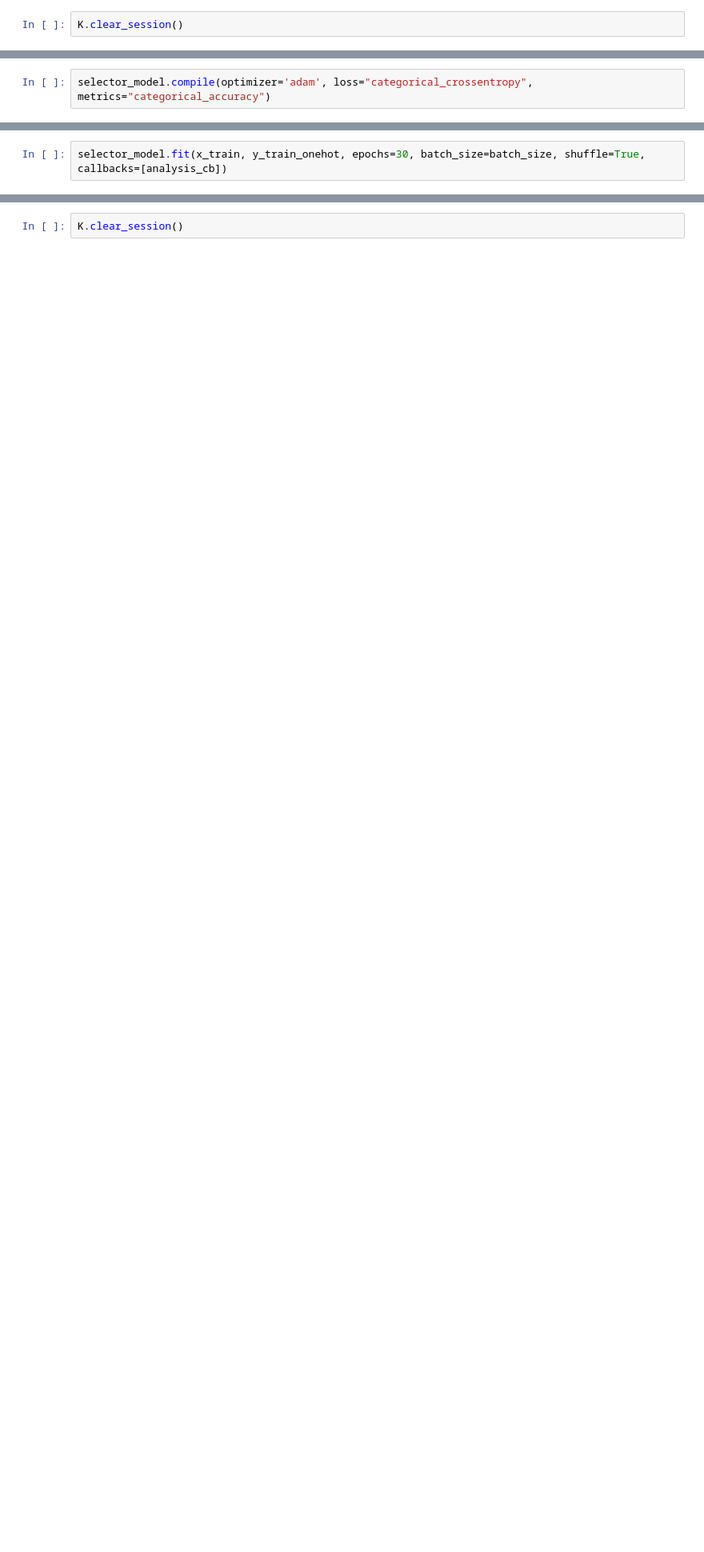
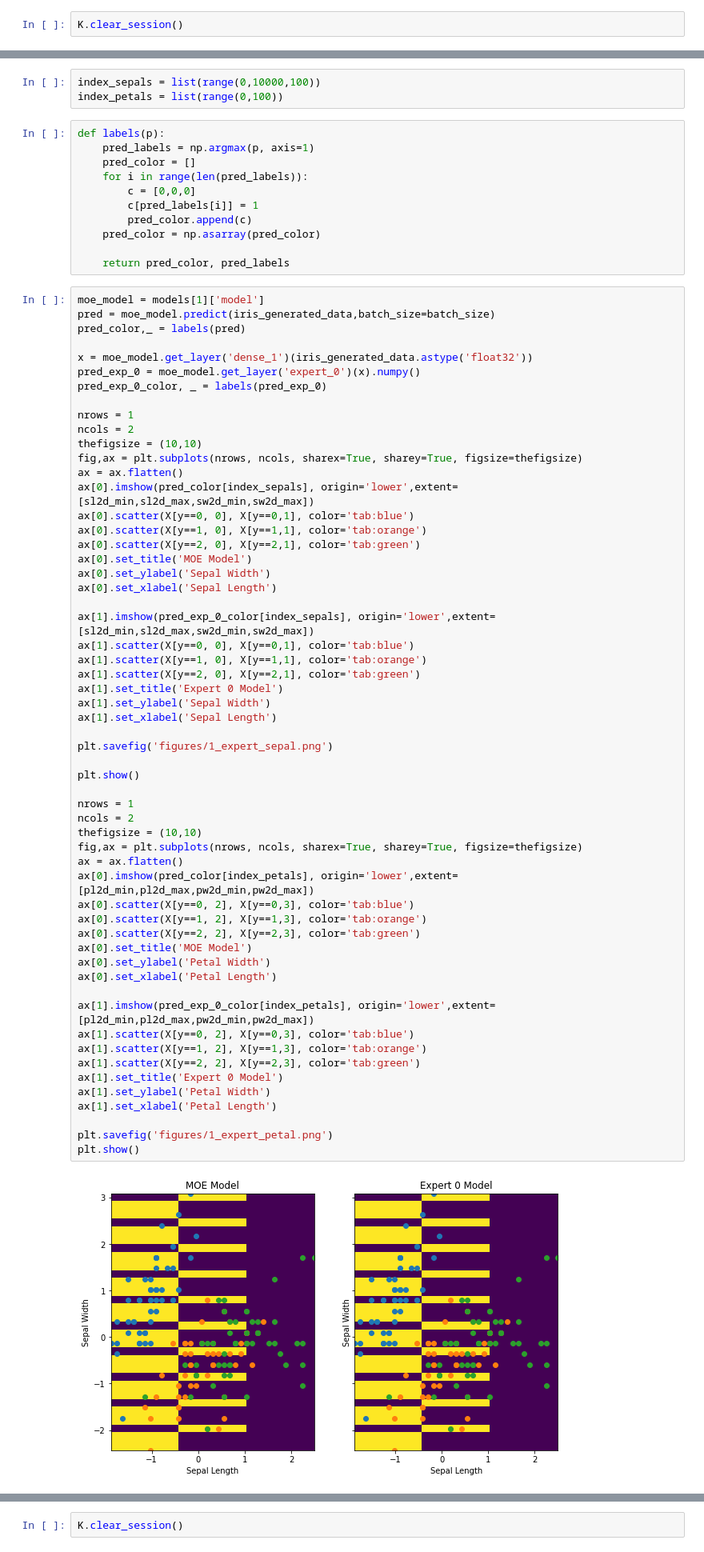
Before and after one commit to yamsgithub/modular_deep_learning, a Jupyter notebook: iris.ipynb, the cells around one changed output, grey strips where cells are left out. Shown: that part at 80% size. Drawn from its saved outputs; the diff is of its cells as text; blank space fills up the shorter version.

Commit message:
Added various plots

```diff
--- a/iris.ipynb
+++ b/iris.ipynb
@@ -390,2 +421,0 @@ ________________________________________________________________________________
-# %%
-selector_model.compile(optimizer='adam', loss="categorical_crossentropy", metrics="categorical_accuracy")
@@ -394,2 +421,0 @@ analysis_cb = AnalysisCallback(num_experts)
-# %%
-selector_model.fit(x_train, y_train_onehot, epochs=30, batch_size=batch_size, shuffle=True, callbacks=[analysis_cb])
@@ -416,0 +509,73 @@ Epoch 1/30
+# %%
+index_sepals = list(range(0,10000,100))
+index_petals = list(range(0,100))
+# %%
+def labels(p):
+    pred_labels = np.argmax(p, axis=1)
+    pred_color = []
+    for i in range(len(pred_labels)):
+        c = [0,0,0]
+        c[pred_labels[i]] = 1
+        pred_color.append(c)
+    pred_color = np.asarray(pred_color)
+
+    return pred_color, pred_labels
+# %%
+moe_model = models[1]['model']
+pred = moe_model.predict(iris_generated_data,batch_size=batch_size)
+pred_color,_ = labels(pred)
+
+x = moe_model.get_layer('dense_1')(iris_generated_data.astype('float32'))
+pred_exp_0 = moe_model.get_layer('expert_0')(x).numpy()
+pred_exp_0_color, _ = labels(pred_exp_0)
+
+nrows = 1
+ncols = 2
+thefigsize = (10,10)
+fig,ax = plt.subplots(nrows, ncols, sharex=True, sharey=True, figsize=thefigsize)
+ax = ax.flatten()
+ax[0].imshow(pred_color[index_sepals], origin='lower',extent=[sl2d_min,sl2d_max,sw2d_min,sw2d_max])
+ax[0].scatter(X[y==0, 0], X[y==0,1], color='tab:blue')
+ax[0].scatter(X[y==1, 0], X[y==1,1], color='tab:orange')
+ax[0].scatter(X[y==2, 0], X[y==2,1], color='tab:green')
+ax[0].set_title('MOE Model')
+ax[0].set_ylabel('Sepal Width')
+ax[0].set_xlabel('Sepal Length')
+
+ax[1].imshow(pred_exp_0_color[index_sepals], origin='lower',extent=[sl2d_min,sl2d_max,sw2d_min,sw2d_max])
+ax[1].scatter(X[y==0, 0], X[y==0,1], color='tab:blue')
+ax[1].scatter(X[y==1, 0], X[y==1,1], color='tab:orange')
+ax[1].scatter(X[y==2, 0], X[y==2,1], color='tab:green')
+ax[1].set_title('Expert 0 Model')
+ax[1].set_ylabel('Sepal Width')
+ax[1].set_xlabel('Sepal Length')
+
+plt.savefig('figures/1_expert_sepal.png')
+
+plt.show()
+
+nrows = 1
+ncols = 2
+thefigsize = (10,10)
+fig,ax = plt.subplots(nrows, ncols, sharex=True, sharey=True, figsize=thefigsize)
+ax = ax.flatten()
+ax[0].imshow(pred_color[index_petals], origin='lower',extent=[pl2d_min,pl2d_max,pw2d_min,pw2d_max])
+ax[0].scatter(X[y==0, 2], X[y==0,3], color='tab:blue')
+ax[0].scatter(X[y==1, 2], X[y==1,3], color='tab:orange')
+ax[0].scatter(X[y==2, 2], X[y==2,3], color='tab:green')
+ax[0].set_title('MOE Model')
+ax[0].set_ylabel('Petal Width')
+ax[0].set_xlabel('Petal Length')
+
+ax[1].imshow(pred_exp_0_color[index_petals], origin='lower',extent=[pl2d_min,pl2d_max,pw2d_min,pw2d_max])
+ax[1].scatter(X[y==0, 2], X[y==0,3], color='tab:blue')
+ax[1].scatter(X[y==1, 2], X[y==1,3], color='tab:orange')
+ax[1].scatter(X[y==2, 2], X[y==2,3], color='tab:green')
+ax[1].set_title('Expert 0 Model')
+ax[1].set_ylabel('Petal Width')
+ax[1].set_xlabel('Petal Length')
+
+plt.savefig('figures/1_expert_petal.png')
+plt.show()
+# %% [output]
+[figure, added]
```
Also changed, not shown: parts of 72 cells of this notebook.
